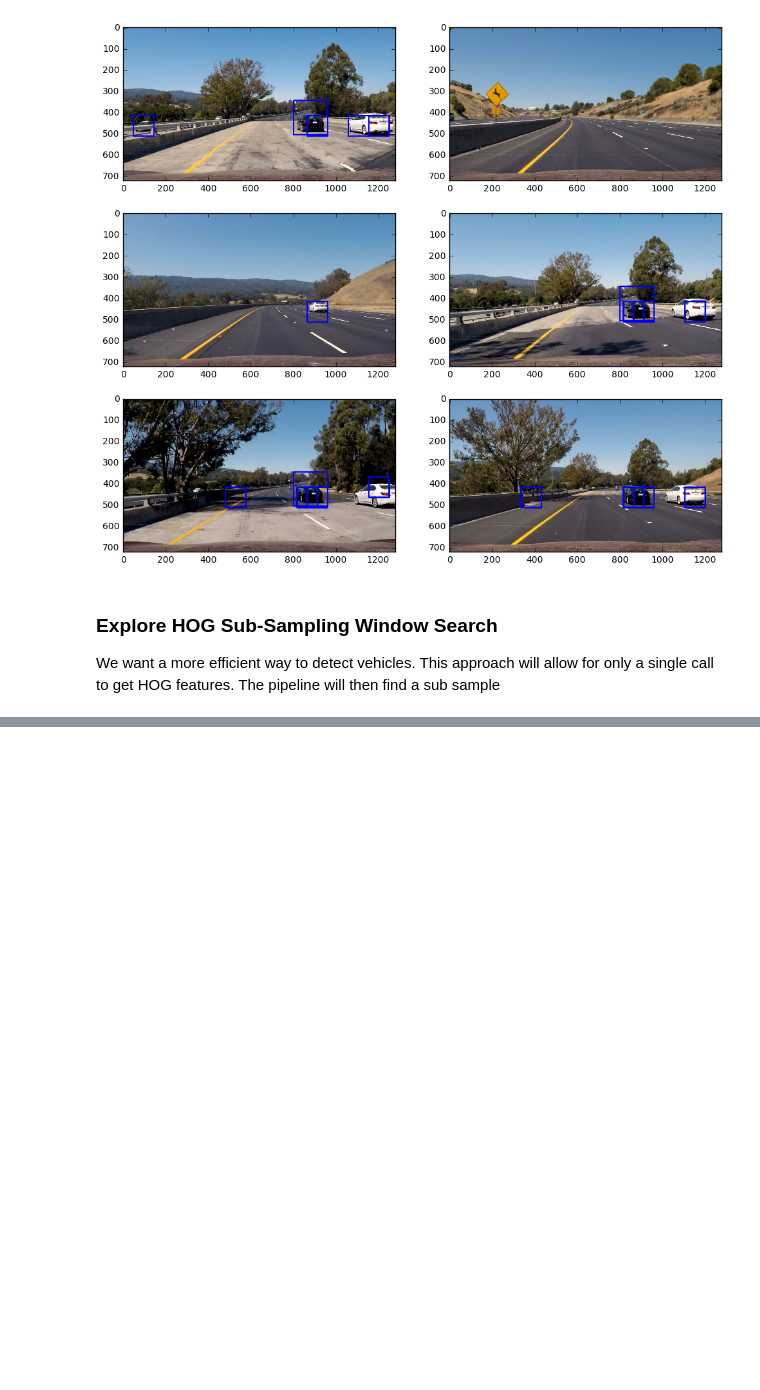
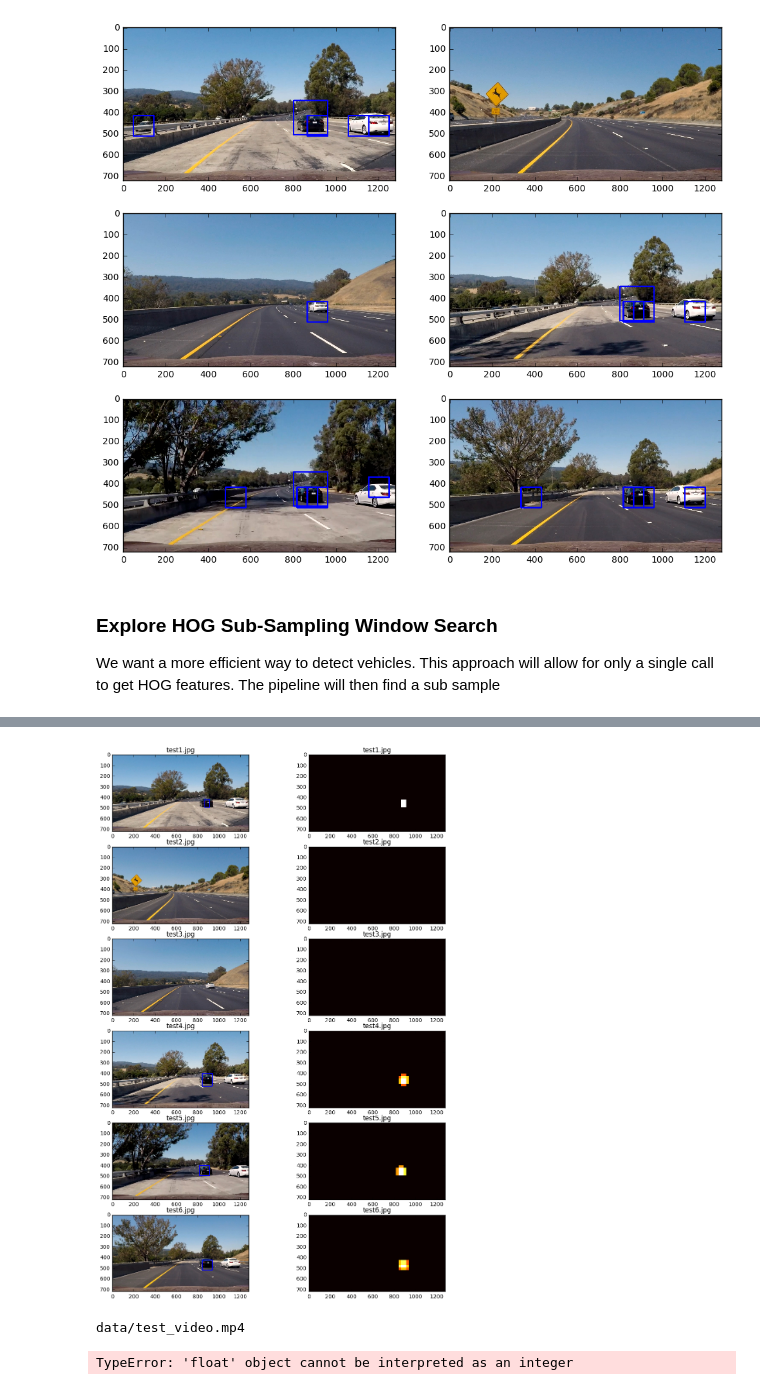
Before and after one commit to deanofthewebb/vehicle_detection_tracking_pipeline, a Jupyter notebook: vehicle-detection-setup.ipynb, the cells around one changed output, grey strips where cells are left out. Drawn from its saved outputs; the diff is of its cells as text; code cells hidden in the pictures; blank space fills up the shorter version.

Commit message:
Vehicle Detection Pipeline Complete - moviepy bug currently

```diff
--- a/vehicle-detection-setup.ipynb
+++ b/vehicle-detection-setup.ipynb
@@ -580,7 +578,7 @@ out_boxes = []
 ## Sliding Window Parameters - HOG Sub-Sampling ##
 SW_CONVERT_COLOR = 'RGB2YCrCb'
 SW_YSTART = 400
-SW_YSTOP = 656
+SW_YSTOP = 665
 SW_SCALE = 1.5
 
 ystart = SW_YSTART
@@ -623,10 +621,10 @@ for img_path in image_paths:
     nyblocks = (ch1.shape[0] // pix_per_cell)-1
     nfeat_per_block = orient*cell_per_block**2
     window = HOG_PIXELS_PER_CELL*HOG_PIXELS_PER_CELL # 8 cells and 8 pix per cell
-    nblocks_per_window = (window // pix_per_cell)-1  # This division is used for integers (for indices)
+    nblocks_per_window = (window // pix_per_cell)-1  # The // division is used for integers (for indices)
     cells_per_step = 2  # Instead of overlap, define how many cells to step
-    nxsteps = (nxblocks - nblocks_per_window) // cells_per_step
-    nysteps = (nyblocks - nblocks_per_window) // cells_per_step
+    nxsteps = (nxblocks - nblocks_per_window) // cells_per_step # The // division is used for integers (for indices)
+    nysteps = (nyblocks - nblocks_per_window) // cells_per_step # The // division is used for integers (for indices)
 
     # Compute individual channel HOG features for the entire image
     hog1 = get_hog_features(ch1, orient, pix_per_cell, cell_per_block, feature_vec=False)
@@ -705,0 +807,29 @@ visualize(fig, 8, 2, out_images, out_titles)
+# %%
+out_images = []
+out_maps = []
+out_titles = []
+out_boxes = []
+
+## Sliding Window Parameters - HOG Sub-Sampling ##
+SW_CONVERT_COLOR = 'RGB2YCrCb'
+SW_YSTART = 400
+SW_YSTOP = 665
+SW_SCALE = 1.5
+
+
+#Iterate over the test images
+for img_path in image_paths:
+    img = mpimg.imread(img_path)
+    out_img, heatmap = find_cars(img, scale=SW_SCALE)
+    labels = label(apply_threshold(heatmap, 2))
+    # Draw bounding boxes on a copy of the image
+    draw_img = draw_labeled_bboxes(np.copy(img), labels)
+    out_images.append(draw_img)
+    out_images.append(heatmap)
+    out_titles.append(os.path.split(img_path)[-1])
+    out_titles.append(os.path.split(img_path)[-1])
+
+fig = plt.figure(figsize=(12,24))
+visualize(fig, 8, 2, out_images, out_titles)
+# %% [output]
+[figure, added]
@@ -705,0 +843,17 @@ visualize(fig, 8, 2, out_images, out_titles)
+# %%
+#Import packages to edit/save/watch video clips
+from moviepy.editor import VideoFileClip
+from IPython.display import HTML
+
+test_ouput = 'test_output.mp4'
+TEST_VIDEO = 'test_video.mp4'
+PROJECT_VIDEO = 'project_video.mp4'
+VIDEO_FILE_PATH = os.path.join(WORKING_DIRECTORY, TEST_VIDEO)
+print(VIDEO_FILE_PATH)
+clip = VideoFileClip(VIDEO_FILE_PATH)
+test_clip = clip.fl_image(process_image)
+#&time
+test_clip.write_videofile(test_ouput, audio=False)
+# %% [output]
+data/test_video.mp4
+TypeError: 'float' object cannot be interpreted as an integer
```
Also changed, not shown: parts of 7 cells of this notebook, 3 other files.
